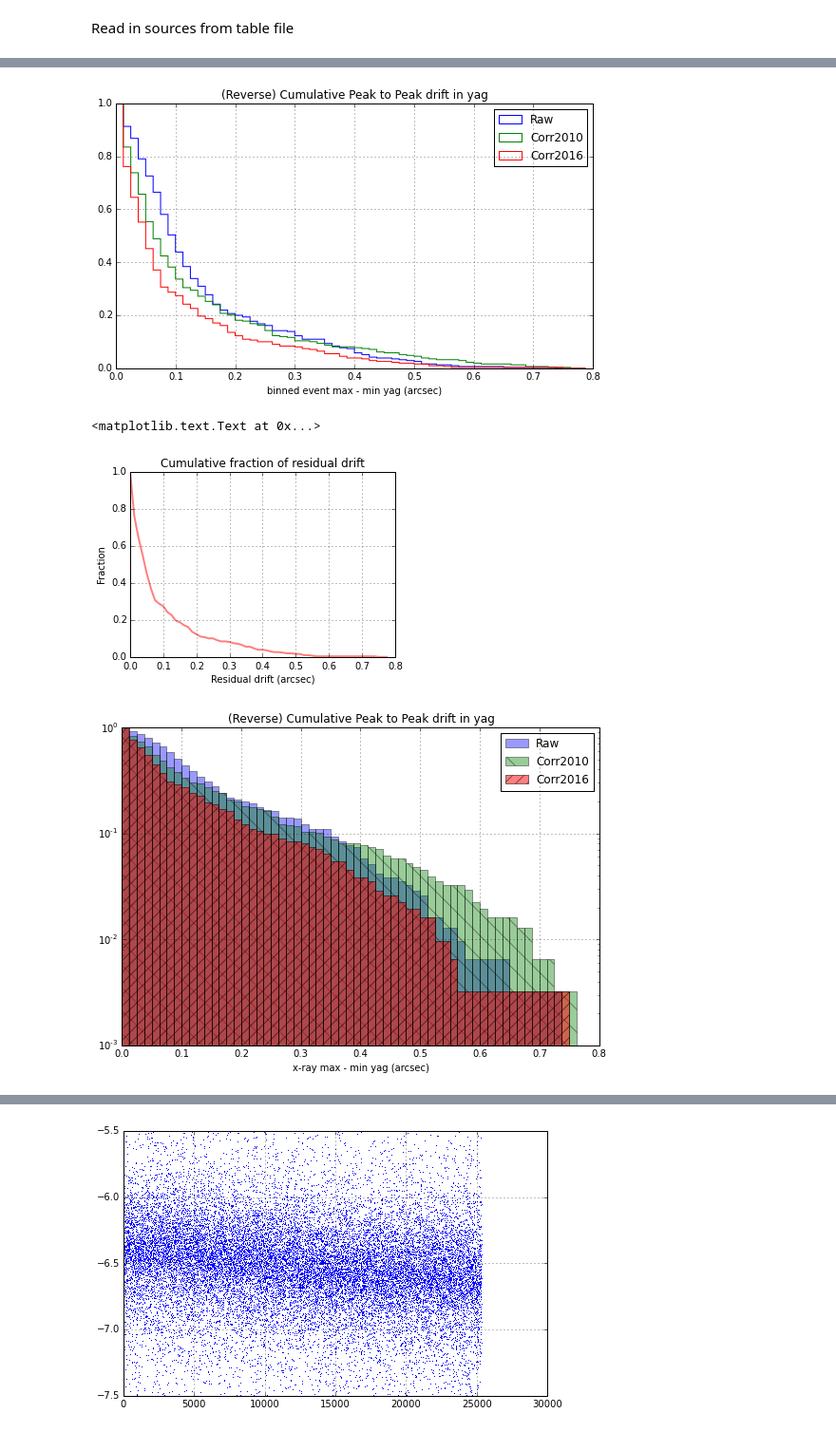
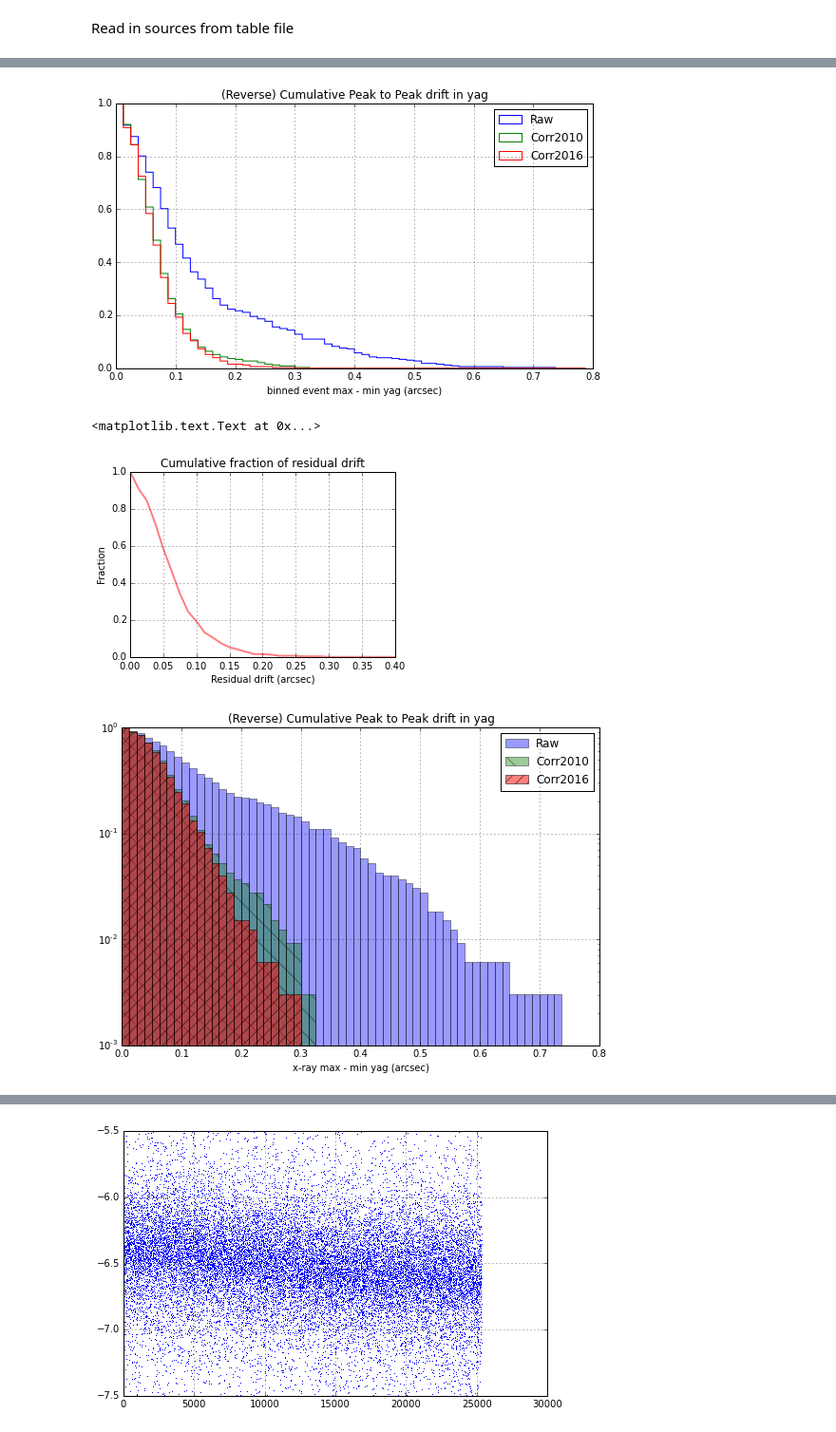
Before and after one commit to sot/periscope_tilt, a Jupyter notebook: residuals_yag.ipynb, the cells around one changed output, grey strips where cells are left out. Shown at 95% size. Saved outputs shown, nothing was run; the diff lists cells and outputs as text; code cells hidden in the pictures.

Commit message:
Fix residual bug for p2p plots

```diff
--- a/residuals_yag.ipynb
+++ b/residuals_yag.ipynb
@@ -149,12 +149,14 @@ model = tilt_model(bin_data)
 # %%
 bin_data['2010_model'] = model([GRADIENTS['OOBAGRD3'][AX], GRADIENTS['OOBAGRD6'][AX], 0, 0, 0, 0],
                                    bin_data['time'])
+bin_data['2010_model_resid'] = bin_data[AX] - bin_data['2010_model']
 # %%
 bin_data['new_model'] = model([0.00055, 0, 0, 0, 0, 0], bin_data['time'])
+bin_data['new_model_resid'] = bin_data[AX] - bin_data['new_model']
 # %%
 p2p = Table([get_obs_col_p2p(obsid, AX, bin_data) for obsid in resid_obsids])
-p2p_2010_model = Table([get_obs_col_p2p(obsid, '2010_model', bin_data) for obsid in resid_obsids])
-p2p_new_model = Table([get_obs_col_p2p(obsid, 'new_model', bin_data) for obsid in resid_obsids])
+p2p_2010_model = Table([get_obs_col_p2p(obsid, '2010_model_resid', bin_data) for obsid in resid_obsids])
+p2p_new_model = Table([get_obs_col_p2p(obsid, 'new_model_resid', bin_data) for obsid in resid_obsids])
 p2p = join(p2p, p2p_2010_model)
 p2p = join(p2p, p2p_new_model)
 # %%
@@ -172,9 +174,9 @@ legend();
 figure(figsize(9,5))
 bins = np.arange(0, 0.8, 0.0125)
 p2p_hist = hist(p2p[AX], bins=bins, color='blue', histtype='step', cumulative=-1, normed=True, label='Raw');
-p2p_2010_hist = hist(p2p['2010_model'], bins=bins, color='green', histtype='step', cumulative=-1,
+p2p_2010_hist = hist(p2p['2010_model_resid'], bins=bins, color='green', histtype='step', cumulative=-1,
                      normed=True, label='Corr2010');
-p2p_new_hist = hist(p2p['new_model'], bins=bins, color='red', histtype='step', cumulative=-1,
+p2p_new_hist = hist(p2p['new_model_resid'], bins=bins, color='red', histtype='step', cumulative=-1,
                     normed=True, label='Corr2016');
 grid()
 ylim(0, 1.0)
@@ -182,7 +184,7 @@ title('(Reverse) Cumulative Peak to Peak drift in {}'.format(AX));
 xlabel('binned event max - min {} (arcsec)'.format(AX))
 legend();
 # %% [output]
-[figure, old version]
+[figure, new version]
 # %%
 figure(figsize(5, 3.5))
 #plot(p2p_hist[1][:-1], p2p_hist[0], label='Raw', alpha=0.5, color='blue', linewidth=2)
@@ -190,26 +192,27 @@ figure(figsize(5, 3.5))
 plot(p2p_new_hist[1][:-1], p2p_new_hist[0], label='Corr2016', color='red', alpha=0.5, linewidth=2)
 grid()
 ylim(0, 1.0)
+xlim(0, 0.4)
 title('Cumulative fraction of residual drift');
 xlabel('Residual drift (arcsec)')
 ylabel('Fraction')
 # %% [output]
 <matplotlib.text.Text at 0x...>
-[figure, old version]
+[figure, new version]
 # %%
 figure(figsize(9,6))
 bins = np.arange(0, 0.8, 0.0125)
 hist(p2p[AX], bins=bins, color='blue', alpha=.4, log=True, cumulative=-1, normed=True, label='Raw');
-hist(p2p['2010_model'], bins=bins, color='green', alpha=.4, hatch='\\', log=True, cumulative=-1,
+hist(p2p['2010_model_resid'], bins=bins, color='green', alpha=.4, hatch='\\', log=True, cumulative=-1,
      normed=True, label='Corr2010');
-hist(p2p['new_model'], bins=bins, color='red', alpha=.5, hatch='//', log=True, cumulative=-1,
+hist(p2p['new_model_resid'], bins=bins, color='red', alpha=.5, hatch='//', log=True, cumulative=-1,
      normed=True, label='Corr2016');
 grid();
 title('(Reverse) Cumulative Peak to Peak drift in {}'.format(AX));
 xlabel('x-ray max - min {} (arcsec)'.format(AX))
 legend();
 # %% [output]
-[figure, old version]
+[figure, new version]
 # %%
 # borrow percentile group/select from aimpoint_mon code
 p2p['year'] = DateTime(p2p['time']).frac_year
```
Also changed, not shown: parts of 12 cells of this notebook.
